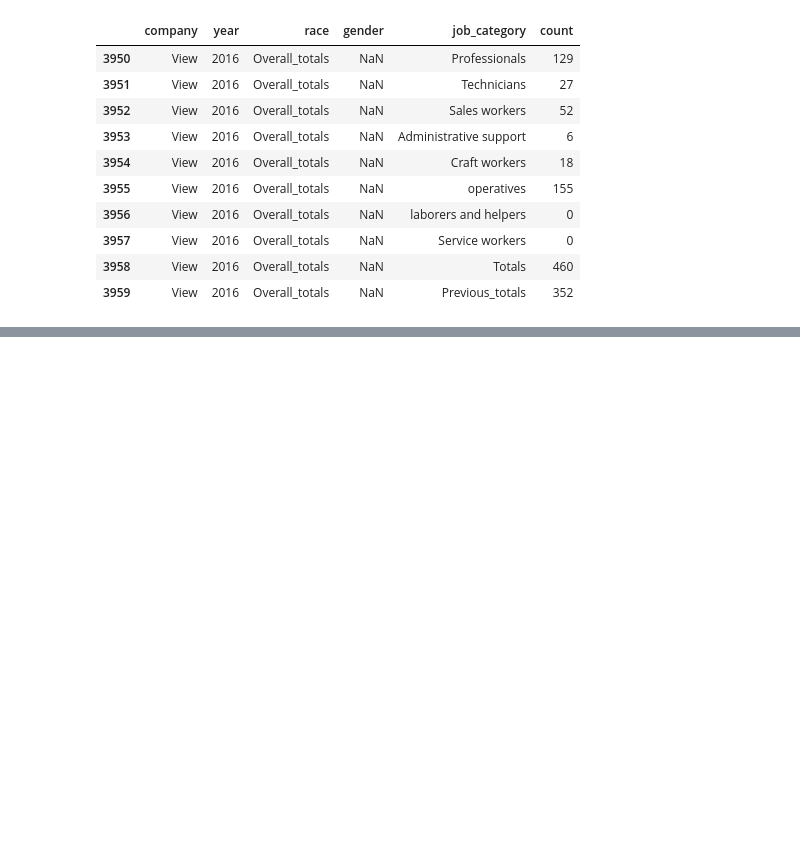
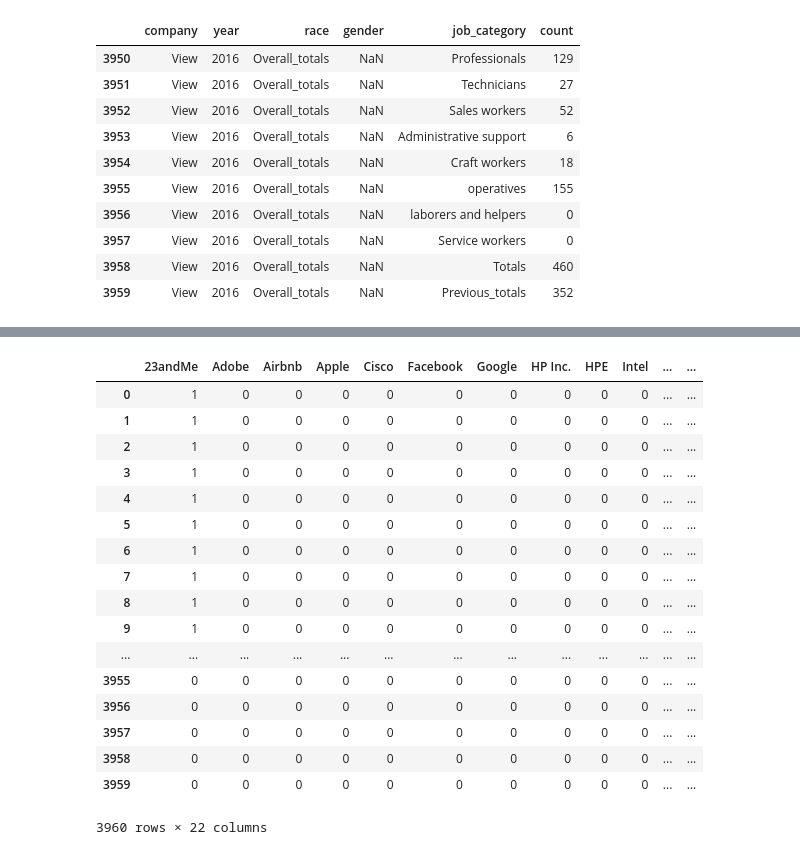
Before and after one commit to esabunor/MLWorkspace, a Jupyter notebook: 201711notebook.ipynb, the cells around one changed output, grey strips where cells are left out. Saved outputs shown, nothing was run; the diff lists cells and outputs as text; code cells hidden in the pictures; blank space fills up the shorter version.

```diff
--- a/201711notebook.ipynb
+++ b/201711notebook.ipynb
@@ -59,0 +84,21 @@ ImportError: No module named 'sklearn.model_selection'
+# %%
+pd.get_dummies(silicon_data['company'])
+# %% [output]
+|  | 23andMe | Adobe | Airbnb | Apple | Cisco | Facebook | Google | HP Inc. | HPE | Intel | ... | ... |
+| 0 | 1 | 0 | 0 | 0 | 0 | 0 | 0 | 0 | 0 | 0 | ... | ... |
+| 1 | 1 | 0 | 0 | 0 | 0 | 0 | 0 | 0 | 0 | 0 | ... | ... |
+| 2 | 1 | 0 | 0 | 0 | 0 | 0 | 0 | 0 | 0 | 0 | ... | ... |
+| 3 | 1 | 0 | 0 | 0 | 0 | 0 | 0 | 0 | 0 | 0 | ... | ... |
+| 4 | 1 | 0 | 0 | 0 | 0 | 0 | 0 | 0 | 0 | 0 | ... | ... |
+| 5 | 1 | 0 | 0 | 0 | 0 | 0 | 0 | 0 | 0 | 0 | ... | ... |
+| 6 | 1 | 0 | 0 | 0 | 0 | 0 | 0 | 0 | 0 | 0 | ... | ... |
+| 7 | 1 | 0 | 0 | 0 | 0 | 0 | 0 | 0 | 0 | 0 | ... | ... |
+| 8 | 1 | 0 | 0 | 0 | 0 | 0 | 0 | 0 | 0 | 0 | ... | ... |
+| 9 | 1 | 0 | 0 | 0 | 0 | 0 | 0 | 0 | 0 | 0 | ... | ... |
+| ... | ... | ... | ... | ... | ... | ... | ... | ... | ... | ... | ... | ... |
+| 3955 | 0 | 0 | 0 | 0 | 0 | 0 | 0 | 0 | 0 | 0 | ... | ... |
+| 3956 | 0 | 0 | 0 | 0 | 0 | 0 | 0 | 0 | 0 | 0 | ... | ... |
+| 3957 | 0 | 0 | 0 | 0 | 0 | 0 | 0 | 0 | 0 | 0 | ... | ... |
+| 3958 | 0 | 0 | 0 | 0 | 0 | 0 | 0 | 0 | 0 | 0 | ... | ... |
+| 3959 | 0 | 0 | 0 | 0 | 0 | 0 | 0 | 0 | 0 | 0 | ... | ... |
+3960 rows × 22 columns
```
Also changed, not shown: parts of 4 cells of this notebook, 18 other files.
